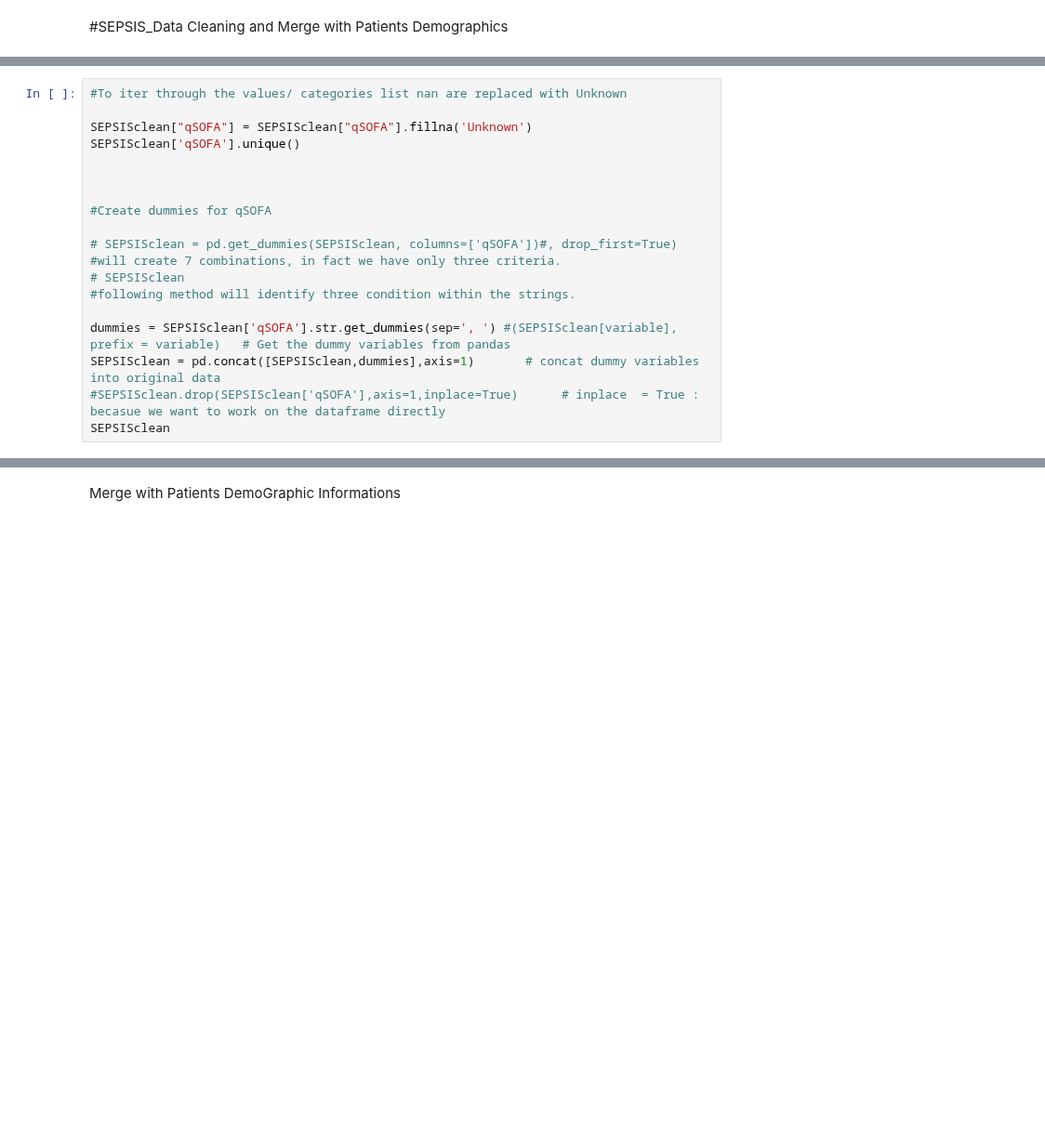
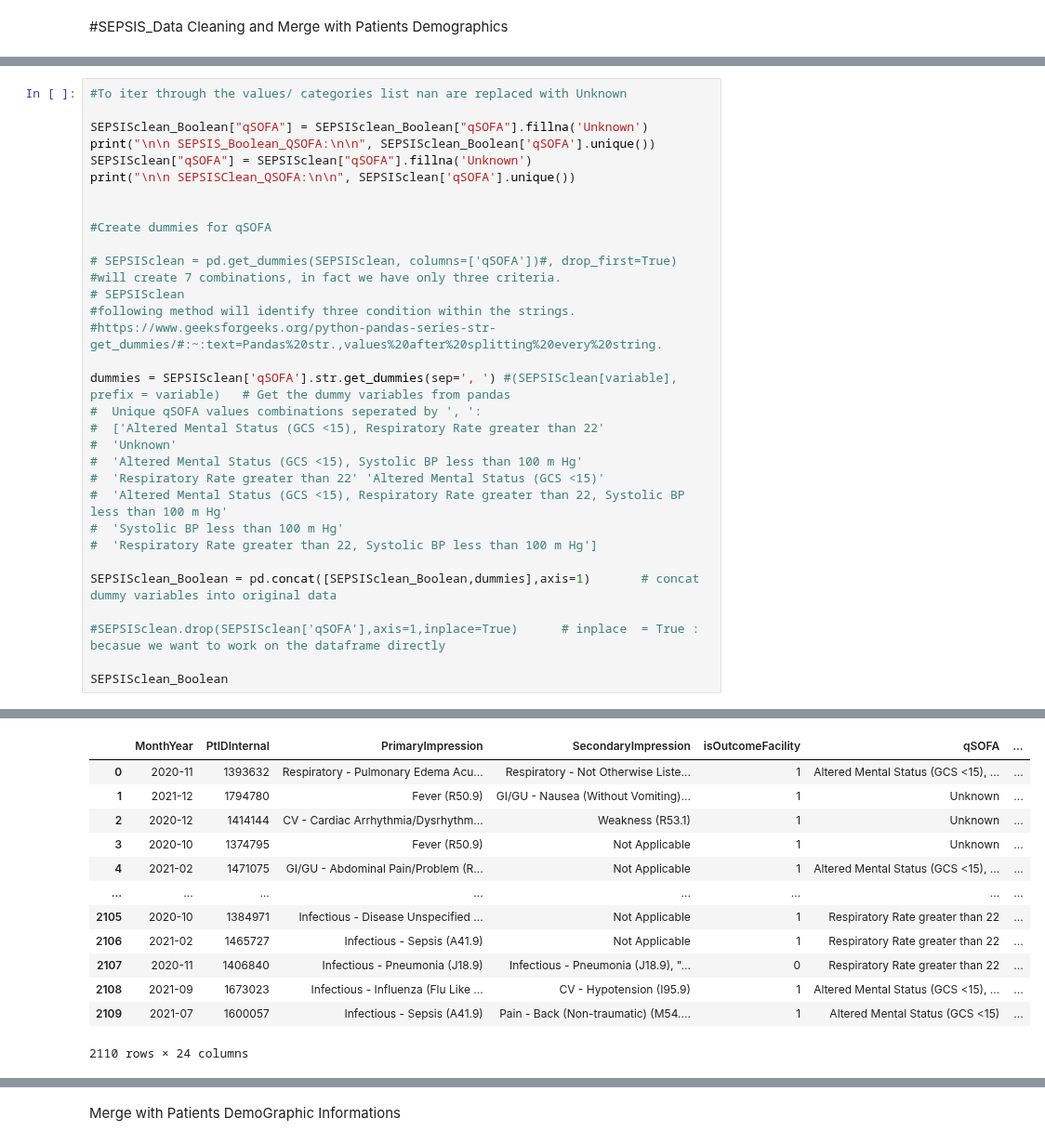
Before and after one commit to blesssong2020/Fairfax-Consultants---Summer2022-DEAN690, a Jupyter notebook: FFConsultants.ipynb, the cells around one changed output, grey strips where cells are left out. Shown at 93% size. Cells and saved outputs as stored; diff of their text form; blank space fills up the shorter version.

```diff
--- a/FFConsultants.ipynb
+++ b/FFConsultants.ipynb
@@ -258,9 +627,10 @@ SEPSISclean
 # %%
 #To iter through the values/ categories list nan are replaced with Unknown
 
+SEPSISclean_Boolean["qSOFA"] = SEPSISclean_Boolean["qSOFA"].fillna('Unknown')
+print("\n\n SEPSIS_Boolean_QSOFA:\n\n", SEPSISclean_Boolean['qSOFA'].unique())
 SEPSISclean["qSOFA"] = SEPSISclean["qSOFA"].fillna('Unknown')
-SEPSISclean['qSOFA'].unique()
-
+print("\n\n SEPSISClean_QSOFA:\n\n", SEPSISclean['qSOFA'].unique())
 
 
 #Create dummies for qSOFA
@@ -268,8 +638,21 @@ SEPSISclean['qSOFA'].unique()
 # SEPSISclean = pd.get_dummies(SEPSISclean, columns=['qSOFA'])#, drop_first=True) #will create 7 combinations, in fact we have only three criteria.
 # SEPSISclean
 #following method will identify three condition within the strings.
+#https://www.geeksforgeeks.org/python-pandas-series-str-get_dummies/#:~:text=Pandas%20str.,values%20after%20splitting%20every%20string.
 
 dummies = SEPSISclean['qSOFA'].str.get_dummies(sep=', ') #(SEPSISclean[variable], prefix = variable)   # Get the dummy variables from pandas
-SEPSISclean = pd.concat([SEPSISclean,dummies],axis=1)       # concat dummy variables into original data
+#  Unique qSOFA values combinations seperated by ', ':
+#  ['Altered Mental Status (GCS <15), Respiratory Rate greater than 22'
+#  'Unknown'
+#  'Altered Mental Status (GCS <15), Systolic BP less than 100 m Hg'
+#  'Respiratory Rate greater than 22' 'Altered Mental Status (GCS <15)'
+#  'Altered Mental Status (GCS <15), Respiratory Rate greater than 22, Systolic BP less than 100 m Hg'
+#  'Systolic BP less than 100 m Hg'
+#  'Respiratory Rate greater than 22, Systolic BP less than 100 m Hg']
+
+SEPSISclean_Boolean = pd.concat([SEPSISclean_Boolean,dummies],axis=1)       # concat dummy variables into original data
+
 #SEPSISclean.drop(SEPSISclean['qSOFA'],axis=1,inplace=True)      # inplace  = True : becasue we want to work on the dataframe directly
-SEPSISclean
+
+SEPSISclean_Boolean
+# %% [output]
@@ -275,0 +679,13 @@ SEPSISclean
+|  | MonthYear | PtIDInternal | PrimaryImpression | SecondaryImpression | isOutcomeFacility | qSOFA | ... |
+| 0 | 2020-11 | 1393632 | Respiratory - Pulmonary Edema Acu... | Respiratory - Not Otherwise Liste... | 1 | Altered Mental Status (GCS <15), ... | ... |
+| 1 | 2021-12 | 1794780 | Fever (R50.9) | GI/GU - Nausea (Without Vomiting)... | 1 | Unknown | ... |
+| 2 | 2020-12 | 1414144 | CV - Cardiac Arrhythmia/Dysrhythm... | Weakness (R53.1) | 1 | Unknown | ... |
+| 3 | 2020-10 | 1374795 | Fever (R50.9) | Not Applicable | 1 | Unknown | ... |
+| 4 | 2021-02 | 1471075 | GI/GU - Abdominal Pain/Problem (R... | Not Applicable | 1 | Altered Mental Status (GCS <15), ... | ... |
+| ... | ... | ... | ... | ... | ... | ... | ... |
+| 2105 | 2020-10 | 1384971 | Infectious - Disease Unspecified ... | Not Applicable | 1 | Respiratory Rate greater than 22 | ... |
+| 2106 | 2021-02 | 1465727 | Infectious - Sepsis (A41.9) | Not Applicable | 1 | Respiratory Rate greater than 22 | ... |
+| 2107 | 2020-11 | 1406840 | Infectious - Pneumonia (J18.9) | Infectious - Pneumonia (J18.9), "... | 0 | Respiratory Rate greater than 22 | ... |
+| 2108 | 2021-09 | 1673023 | Infectious - Influenza (Flu Like ... | CV - Hypotension (I95.9) | 1 | Altered Mental Status (GCS <15), ... | ... |
+| 2109 | 2021-07 | 1600057 | Infectious - Sepsis (A41.9) | Pain - Back (Non-traumatic) (M54.... | 1 | Altered Mental Status (GCS <15) | ... |
+2110 rows × 24 columns
```
Also changed, not shown: parts of 41 cells of this notebook.
